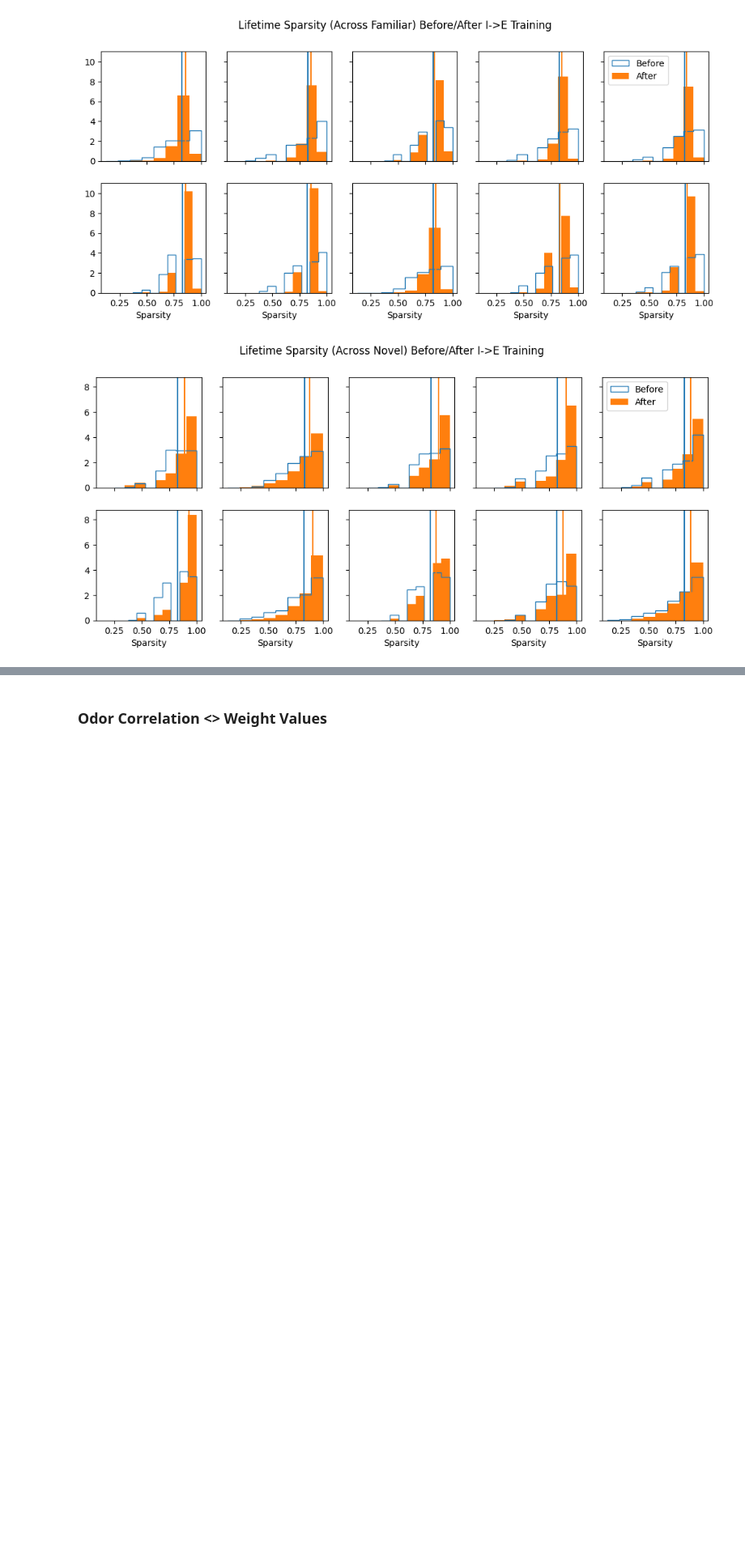
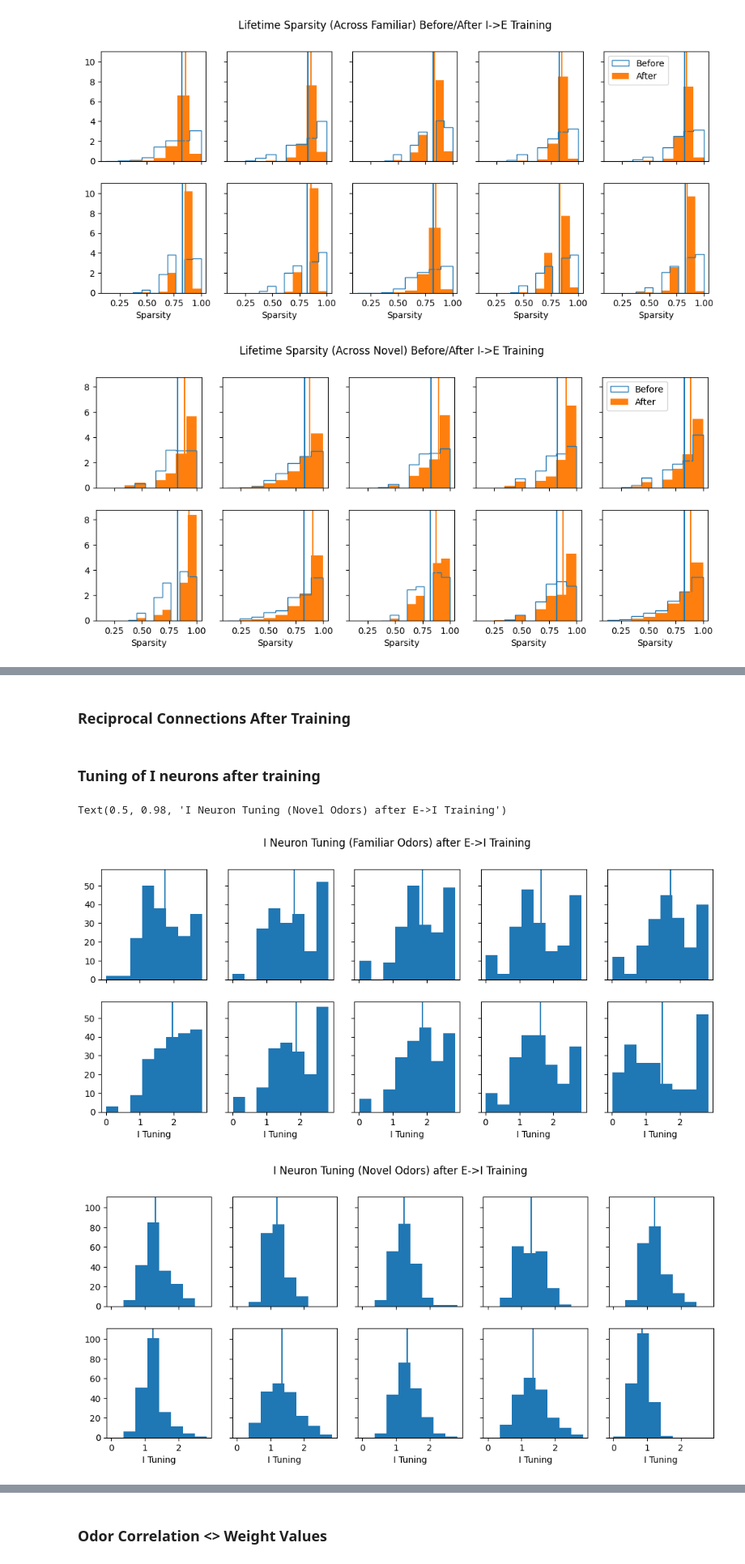
Before and after one commit to ArjunParthasarathy/Piriform-Cortex-Plasticity, a Jupyter notebook: versions/training_scripts/summary_plots.ipynb, the cells around one changed output, grey strips where cells are left out. Shown at 81% size. Cells and saved outputs as stored; diff of their text form; code cells hidden in the pictures; blank space fills up the shorter version.

```diff
--- a/versions/training_scripts/summary_plots.ipynb
+++ b/versions/training_scripts/summary_plots.ipynb
@@ -1073,0 +1101,2 @@ RuntimeError: torch.histogramdd: dimension 0's range [-nan, -nan] is not finite
+# %% [markdown]
+### Reciprocal Connections After Training
@@ -1073,0 +1145,43 @@ RuntimeError: torch.histogramdd: dimension 0's range [-nan, -nan] is not finite
+# %% [markdown]
+### Tuning of I neurons after training
+# %%
+def neuron_tuning(start, end, R, odor_inds):
+    mu = torch.mean(R[start:end, odor_inds], dim=1)
+    std = torch.std(R[start:end, odor_inds], dim=1)
+    eps = 1e-8
+    cv = std / (mu + eps)
+    return cv
+# %%
+# After E->I training
+def I_tuning_hist(path, odor_inds):
+    sz = 2.5
+    rows, cols = 2, 5
+    fig = plt.figure(figsize=(cols*sz, rows*sz))
+    ax = fig.subplots(nrows=rows, ncols=cols, sharex=True, sharey=True)
+
+    for r in range(rows*cols):
+        x, y = r // cols, r % cols
+
+        R_trained = torch.load(f"{path}/realization_{r}/data/R_trained.pt").detach().cpu()
+        cv = neuron_tuning(num_e, num_neurons, R_trained, odor_inds)
+
+        cv_fam = neuron_tuning(num_e, num_neurons, R_trained, familiar_inds)
+        cv_nov = neuron_tuning(num_e, num_neurons, R_trained, novel_inds)
+        ax[x, y].axvline(torch.mean(cv))
+        bins = torch.histogram(torch.cat((cv_fam, cv_nov)), bins=8)
+        ax[x, y].hist(cv, bins=bins.bin_edges)
+        if x == rows - 1:
+            ax[x, y].set_xlabel("I Tuning")
+# %%
+I_tuning_hist("./sp_reg/ie", familiar_inds)
+plt.suptitle("I Neuron Tuning (Familiar Odors) after E->I Training")
+
+I_tuning_hist("./sp_reg/ie", novel_inds)
+plt.suptitle("I Neuron Tuning (Novel Odors) after E->I Training")
+
+# Mean of I population tuning is higher across familiar odors than novel, also more spread out
+#
+# %% [output]
+Text(0.5, 0.98, 'I Neuron Tuning (Novel Odors) after E->I Training')
+[figure, added]
+[figure, added]
```
Also changed, not shown: parts of 25 cells of this notebook, 28 other files.
